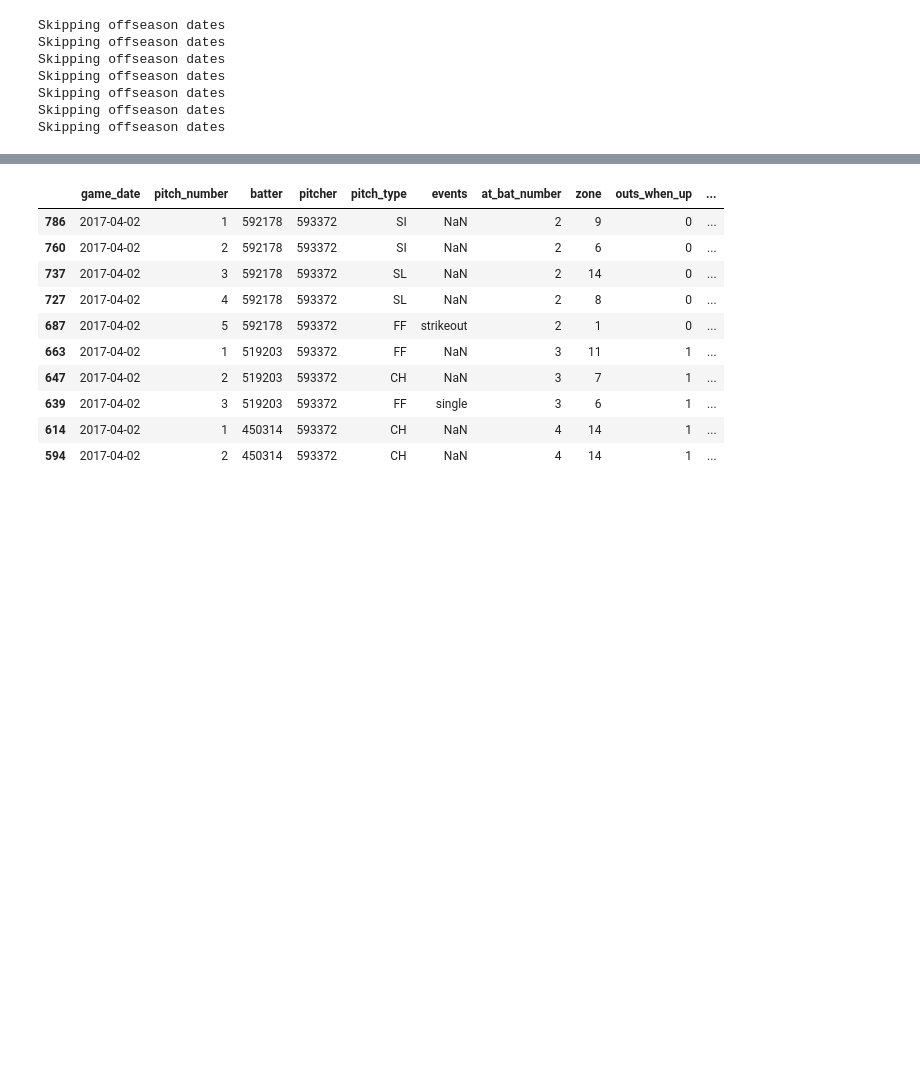
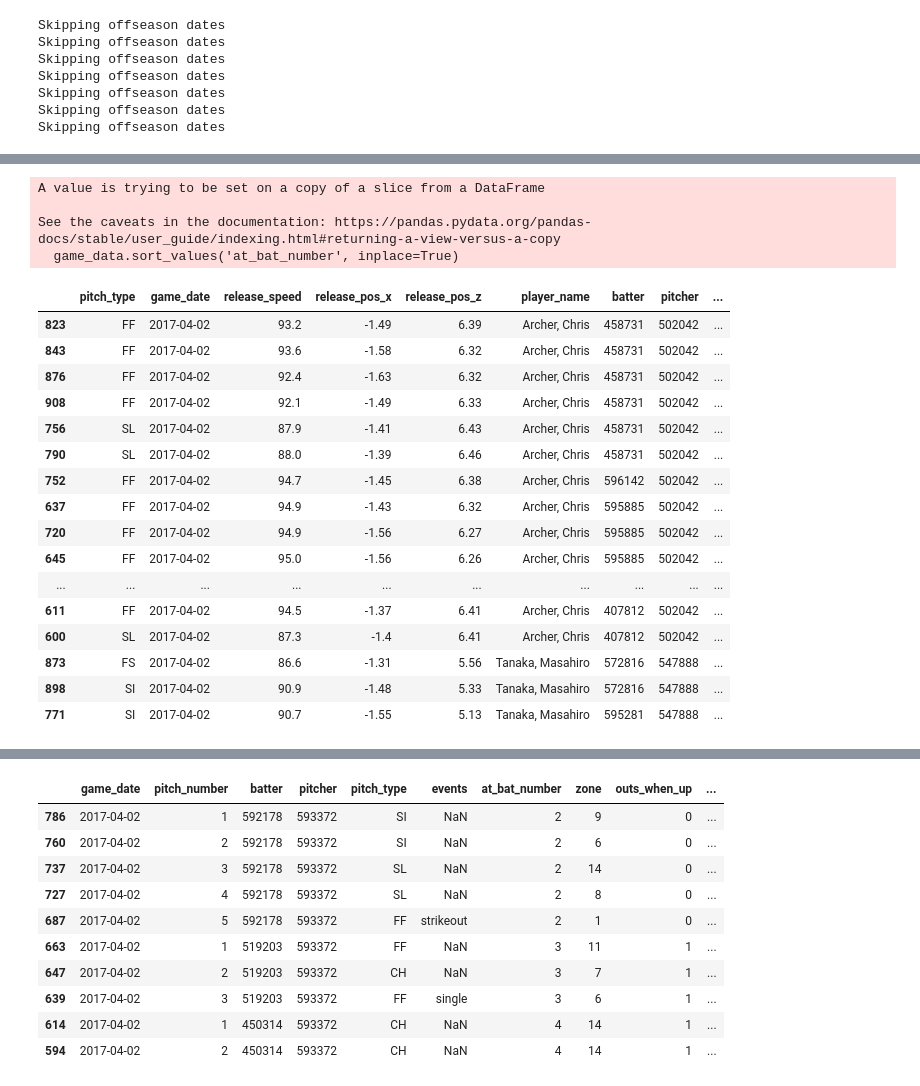
Before and after one commit to sidthakur08/pitch-sequencing, a Jupyter notebook: notebooks/Transformers/Sequence_Data_Gen_Opt.ipynb, the cells around one changed output, grey strips where cells are left out. Saved outputs shown, nothing was run; the diff lists cells and outputs as text; code cells hidden in the pictures; blank space fills up the shorter version.

```diff
--- a/notebooks/Transformers/Sequence_Data_Gen_Opt.ipynb
+++ b/notebooks/Transformers/Sequence_Data_Gen_Opt.ipynb
@@ -140,0 +143,26 @@ Index(['pitch_type', 'game_date', 'release_speed', 'release_pos_x',
+# %%
+game_data = data[data['game_pk'] == 490106]
+game_data.sort_values('at_bat_number', inplace=True)
+game_data.head(20)
+# %% [output]
+A value is trying to be set on a copy of a slice from a DataFrame
+
+See the caveats in the documentation: https://pandas.pydata.org/pandas-docs/stable/user_guide/indexing.html#returning-a-view-versus-a-copy
+  game_data.sort_values('at_bat_number', inplace=True)
+|  | pitch_type | game_date | release_speed | release_pos_x | release_pos_z | player_name | batter | pitcher | ... |
+| 823 | FF | 2017-04-02 | 93.2 | -1.49 | 6.39 | Archer, Chris | 458731 | 502042 | ... |
+| 843 | FF | 2017-04-02 | 93.6 | -1.58 | 6.32 | Archer, Chris | 458731 | 502042 | ... |
+| 876 | FF | 2017-04-02 | 92.4 | -1.63 | 6.32 | Archer, Chris | 458731 | 502042 | ... |
+| 908 | FF | 2017-04-02 | 92.1 | -1.49 | 6.33 | Archer, Chris | 458731 | 502042 | ... |
+| 756 | SL | 2017-04-02 | 87.9 | -1.41 | 6.43 | Archer, Chris | 458731 | 502042 | ... |
+| 790 | SL | 2017-04-02 | 88.0 | -1.39 | 6.46 | Archer, Chris | 458731 | 502042 | ... |
+| 752 | FF | 2017-04-02 | 94.7 | -1.45 | 6.38 | Archer, Chris | 596142 | 502042 | ... |
+| 637 | FF | 2017-04-02 | 94.9 | -1.43 | 6.32 | Archer, Chris | 595885 | 502042 | ... |
+| 720 | FF | 2017-04-02 | 94.9 | -1.56 | 6.27 | Archer, Chris | 595885 | 502042 | ... |
+| 645 | FF | 2017-04-02 | 95.0 | -1.56 | 6.26 | Archer, Chris | 595885 | 502042 | ... |
+| ... | ... | ... | ... | ... | ... | ... | ... | ... | ... |
+| 611 | FF | 2017-04-02 | 94.5 | -1.37 | 6.41 | Archer, Chris | 407812 | 502042 | ... |
+| 600 | SL | 2017-04-02 | 87.3 | -1.4 | 6.41 | Archer, Chris | 407812 | 502042 | ... |
+| 873 | FS | 2017-04-02 | 86.6 | -1.31 | 5.56 | Tanaka, Masahiro | 572816 | 547888 | ... |
+| 898 | SI | 2017-04-02 | 90.9 | -1.48 | 5.33 | Tanaka, Masahiro | 572816 | 547888 | ... |
+| 771 | SI | 2017-04-02 | 90.7 | -1.55 | 5.13 | Tanaka, Masahiro | 595281 | 547888 | ... |
```
Also changed, not shown: parts of 6 cells of this notebook.
